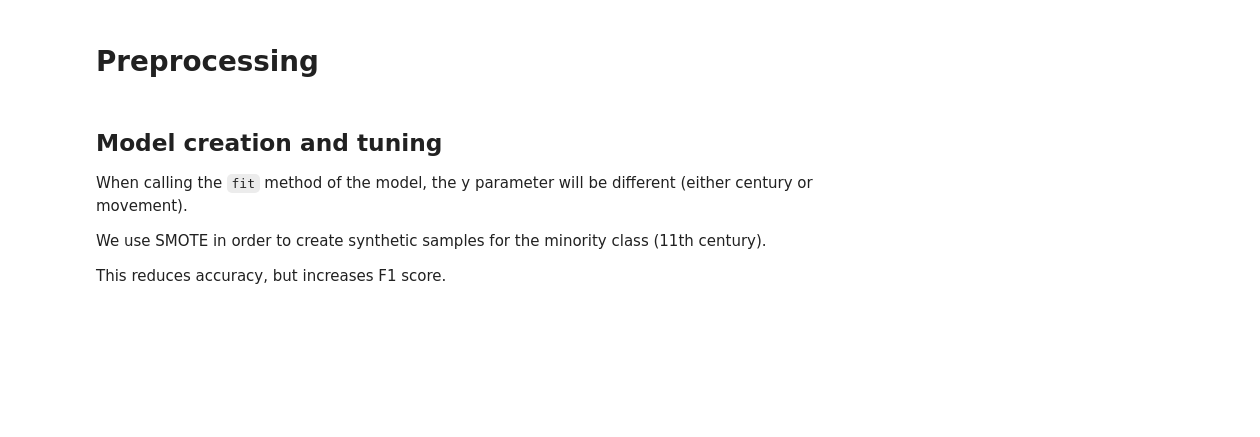
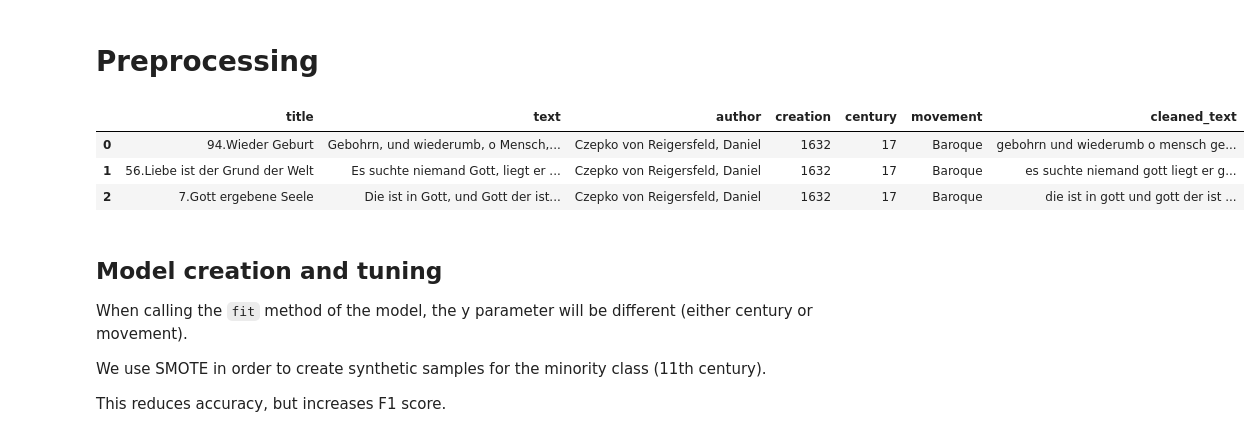
Before and after one commit to Aziz-Zeghal/NLP1-Poetry, a Jupyter notebook: classification/logistic_regression/tfidf.ipynb, the cells around one changed output. Drawn from its saved outputs; the diff is of its cells as text; code cells hidden in the pictures; blank space fills up the shorter version.

```diff
--- a/classification/logistic_regression/tfidf.ipynb
+++ b/classification/logistic_regression/tfidf.ipynb
@@ -74,3 +87,10 @@ poems.head(3)[["text", "cleaned_text"]]
+# %%
+poems.head(3)
+# %% [output]
+|  | title | text | author | creation | century | movement | cleaned_text |
+| 0 | 94.Wieder Geburt | Gebohrn, und wiederumb, o Mensch,... | Czepko von Reigersfeld, Daniel | 1632 | 17 | Baroque | gebohrn und wiederumb o mensch ge... |
+| 1 | 56.Liebe ist der Grund der Welt | Es suchte niemand Gott, liegt er ... | Czepko von Reigersfeld, Daniel | 1632 | 17 | Baroque | es suchte niemand gott liegt er g... |
+| 2 | 7.Gott ergebene Seele | Die ist in Gott, und Gott der ist... | Czepko von Reigersfeld, Daniel | 1632 | 17 | Baroque | die ist in gott und gott der ist ... |
 # %% [markdown]
 ## Model creation and tuning
 
```
Also changed, not shown: parts of 17 cells of this notebook, 5 other files.
